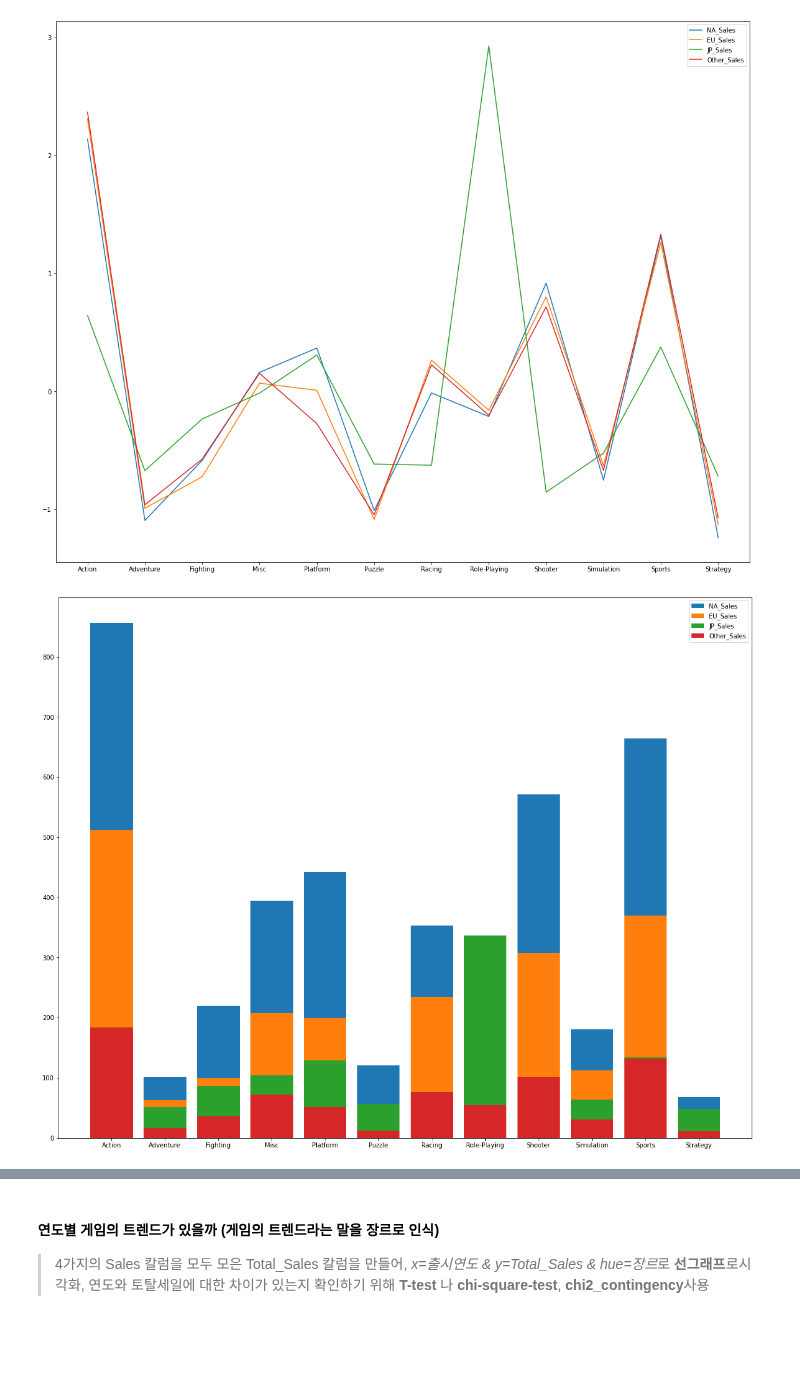
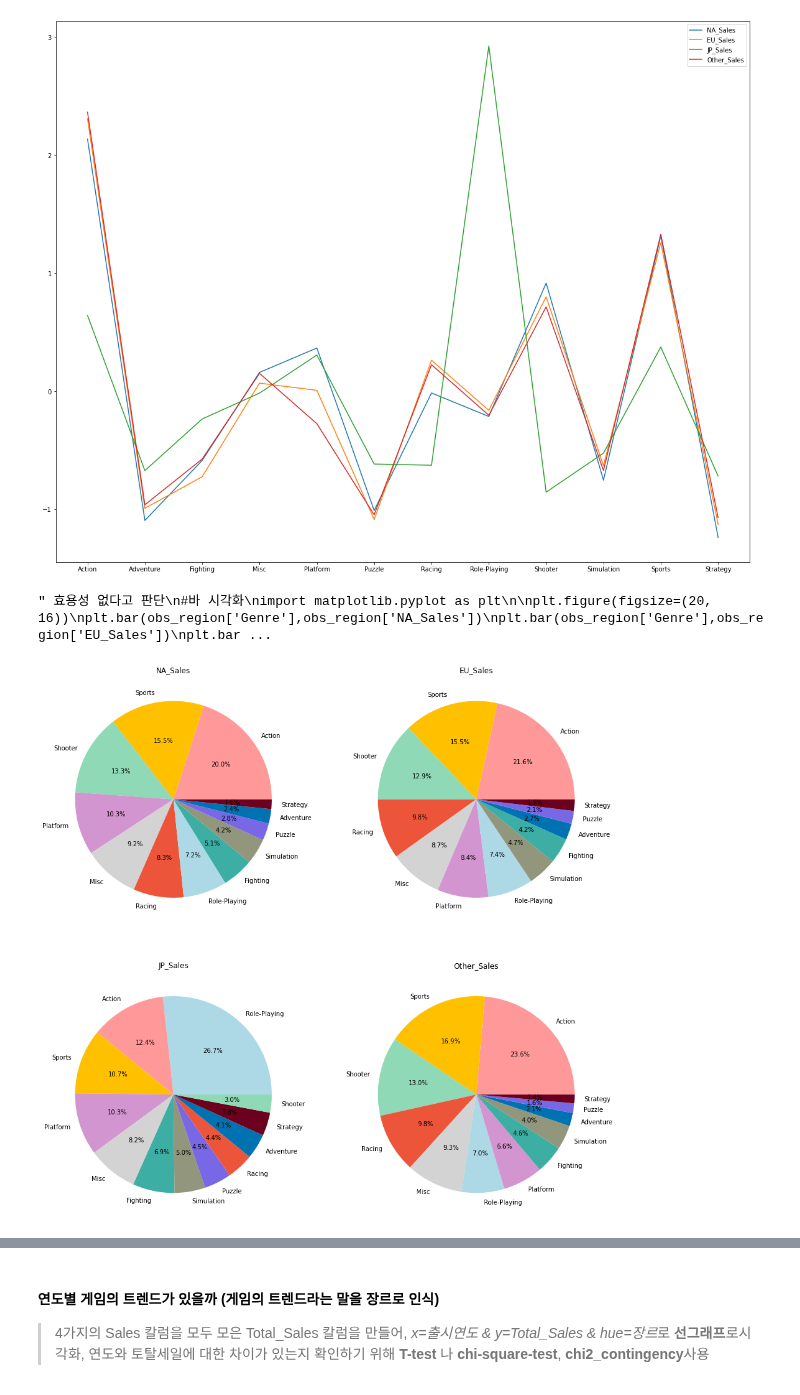
Before and after one commit to ohyunju/projects, a Jupyter notebook: project1/Project1.ipynb, the cells around one changed output, grey strips where cells are left out. Cells and saved outputs as stored; diff of their text form; code cells hidden in the pictures; blank space fills up the shorter version.

```diff
--- a/project1/Project1.ipynb
+++ b/project1/Project1.ipynb
@@ -339,6 +358,7 @@ plt.show()
 # %% [output]
 [figure]
 # %%
+''' 효용성 없다고 판단
 #바 시각화
 import matplotlib.pyplot as plt
 
@@ -349,6 +369,43 @@ plt.bar(obs_region['Genre'],obs_region['JP_Sales'])
 plt.bar(obs_region['Genre'],obs_region['Other_Sales'])
 plt.legend(Sales)
 plt.show()
+'''
 # %% [output]
-[figure, removed]
+" 효용성 없다고 판단\n#바 시각화\nimport matplotlib.pyplot as plt\n\nplt.figure(figsize=(20, 16))\nplt.bar(obs_region['Genre'],obs_region['NA_Sales'])\nplt.bar(obs_region['Genre'],obs_region['EU_Sales'])\nplt.bar ...
+# %%
+#파이 시각화
+import matplotlib.pyplot as plt
+
+obs_region_NA=obs_region.sort_values(by=['NA_Sales'], axis=0, ascending=False)
+obs_region_EU=obs_region.sort_values(by=['EU_Sales'], axis=0, ascending=False)
+obs_region_JP=obs_region.sort_values(by=['JP_Sales'], axis=0, ascending=False)
+obs_region_Other=obs_region.sort_values(by=['Other_Sales'], axis=0, ascending=False)
+
+plt.figure(figsize=(16, 16))
+plt.subplot(221)
+plt.title('NA_Sales')
+plt.pie(obs_region_NA['NA_Sales'], labels=obs_region_NA['Genre'], autopct='%.1f%%',
+        colors = ['#ff9999', '#ffc000', '#8fd9b6', '#d395d0','lightgray','#ED553B','lightblue','#3CAEA3','#92967D','#7868E6','#0072B2','#6B011F'])
+
+plt.subplot(222)
+plt.title('EU_Sales')
+plt.pie(obs_region_EU['EU_Sales'], labels=obs_region_EU['Genre'], autopct='%.1f%%',
+        colors = ['#ff9999', '#ffc000', '#8fd9b6', '#ED553B','lightgray','#d395d0','lightblue','#92967D','#3CAEA3','#0072B2','#7868E6','#6B011F'])
+
+plt.subplot(223)
+plt.title('JP_Sales')
+plt.pie(obs_region_JP['JP_Sales'], labels=obs_region_JP['Genre'], autopct='%.1f%%',
+        colors = ['lightblue','#ff9999', '#ffc000', '#d395d0','lightgray','#3CAEA3','#92967D','#7868E6','#ED553B','#0072B2','#6B011F','#8fd9b6'])
+
+plt.subplot(224)
+plt.title('Other_Sales')
+plt.pie(obs_region_Other['Other_Sales'], labels=obs_region_Other['Genre'], autopct='%.1f%%',
+        colors = ['#ff9999', '#ffc000', '#8fd9b6', '#ED553B','lightgray','lightblue','#d395d0','#3CAEA3','#92967D','#0072B2','#7868E6','#6B011F'])
+
+plt.show()
+
+#colors_match=['Action','Sports','Shooter','Platform','Misc','Racing','Role-Playing','Fighting','Adventure','Puzzle','Simulation','Strategy']
+#colors = ['#ff9999', '#ffc000', '#8fd9b6', '#d395d0','lightgray','#ED553B','lightblue','#3CAEA3','#0072B2','#7868E6','#92967D','#6B011F']
+# %% [output]
+[figure, added]
 # %%
```
Also changed, not shown: parts of 5 cells of this notebook.
